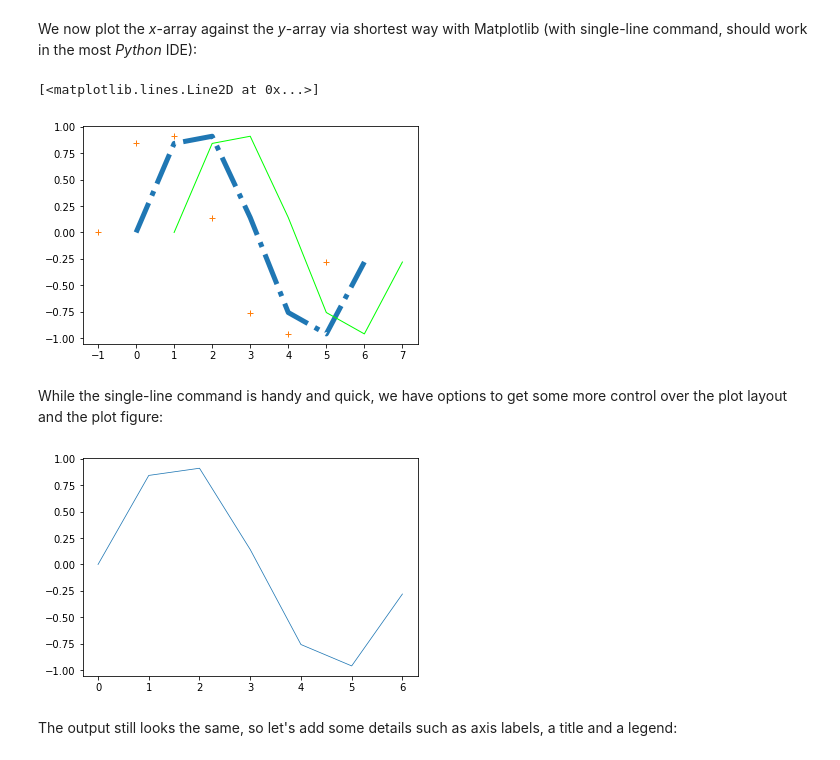
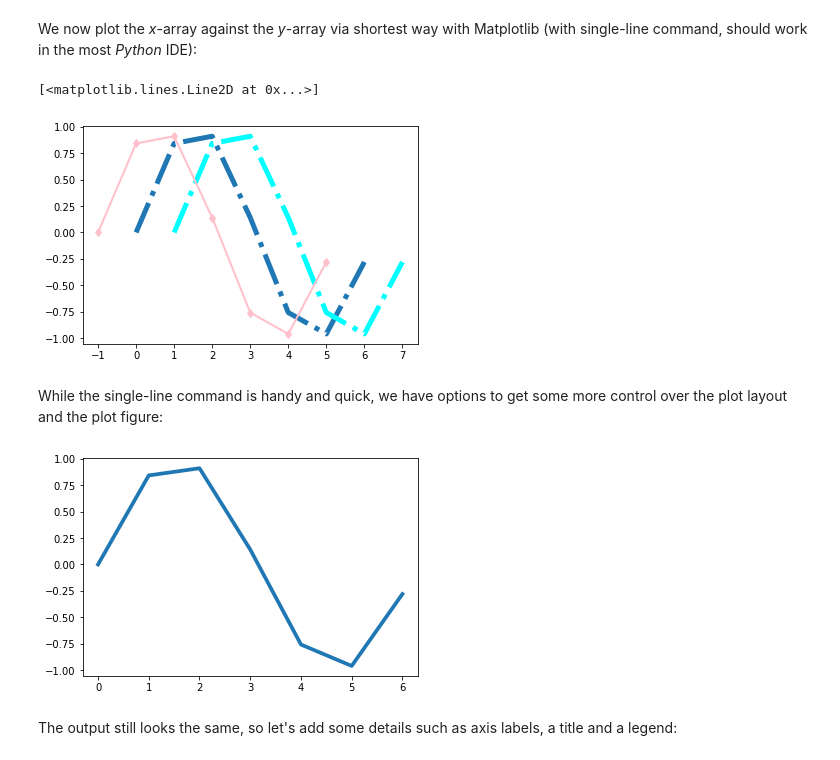
Before and after one commit to FabrizioMusacchio/Python_Course, a Jupyter notebook: 01.11 Data Visualization with Matplotlib.ipynb, the cells around one changed output. Saved outputs shown, nothing was run; the diff lists cells and outputs as text; code cells hidden in the pictures.

```diff
--- a/01.11 Data Visualization with Matplotlib.ipynb
+++ b/01.11 Data Visualization with Matplotlib.ipynb
@@ -32,21 +32,26 @@ y = np.sin(x) # our "signal"
 # %% [markdown]
 We now plot the _x_-array against the _y_-array via shortest way with Matplotlib (with single-line command, should work in the most _Python_ IDE):
 # %%
-plt.plot(x, y, '-.', label="Signal", lw=5)
-plt.plot(x+1, y, '-', label="Signal 1", lw=1, c="lime")
-plt.plot(x-1, y, '+', label="Signal 2", lw=5.75)
+plt.plot(x, y, '-.', lw=5, label="Signal")
+plt.plot(x+1, y, '-.', lw=5, label="Signal", c="cyan")
+plt.plot(x-1, y, '-d', lw=2, label="Signal", c="pink")
+#plt.plot(x, y, '-.', label="Signal", lw=5)
+#plt.plot(x+1, y, '-', label="Signal 1", lw=1, c="lime")
+#plt.plot(x-1, y, '+', label="Signal 2", lw=5.75)
 # %% [output]
 [<matplotlib.lines.Line2D at 0x...>]
-[figure, old version]
+[figure, new version]
 # %% [markdown]
 While the single-line command is handy and quick, we have options to get some more control over the plot layout and the plot figure:
 # %%
-fig = plt.figure(1) # gives us control over the plot window
-fig.clf()           # clears any previous plot in the figure
-plt.plot(x,y, label="Signal", lw=0.75)
-plt.show()          # finalizes the plot
+fig = plt.figure(1) # gives us control over the plot window (in Spyder)
+                    # e.g. open several different plot windows
+                    # (just change the number in parentheses)
+fig.clf()           # clears any previous plot in the figure (in Spyder)
+plt.plot(x,y, label="Signal", lw=3.75)
+plt.show()          # finalizes the plot (sometimes necessary in Spyder)
 # %% [output]
-[figure, old version]
+[figure, new version]
 # %% [markdown]
 The output still looks the same, so let's add some details such as axis labels, a title and a legend:
 # %%
```
Also changed, not shown: parts of 18 cells of this notebook, 11 other files.
